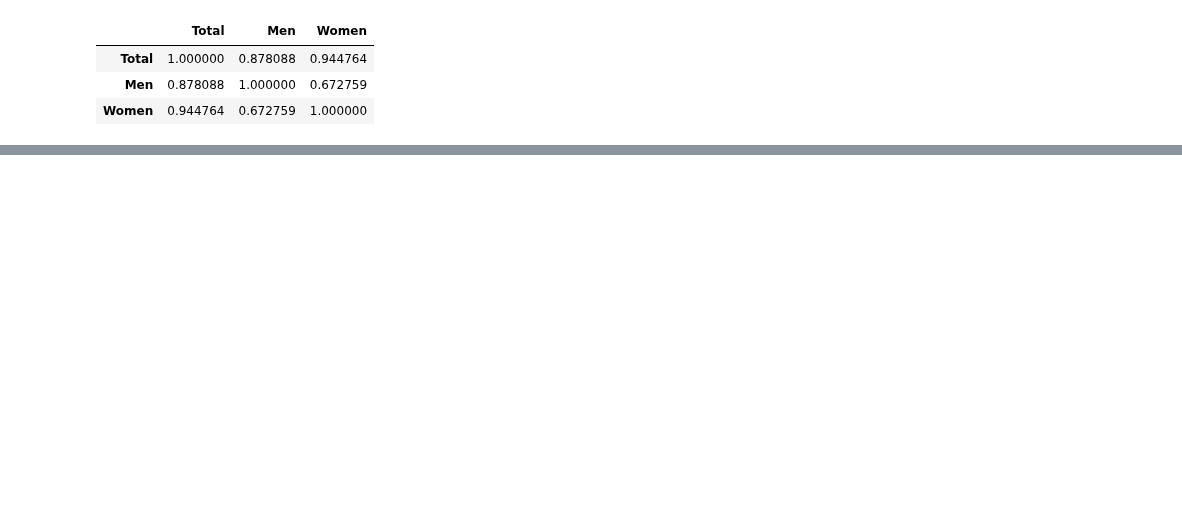
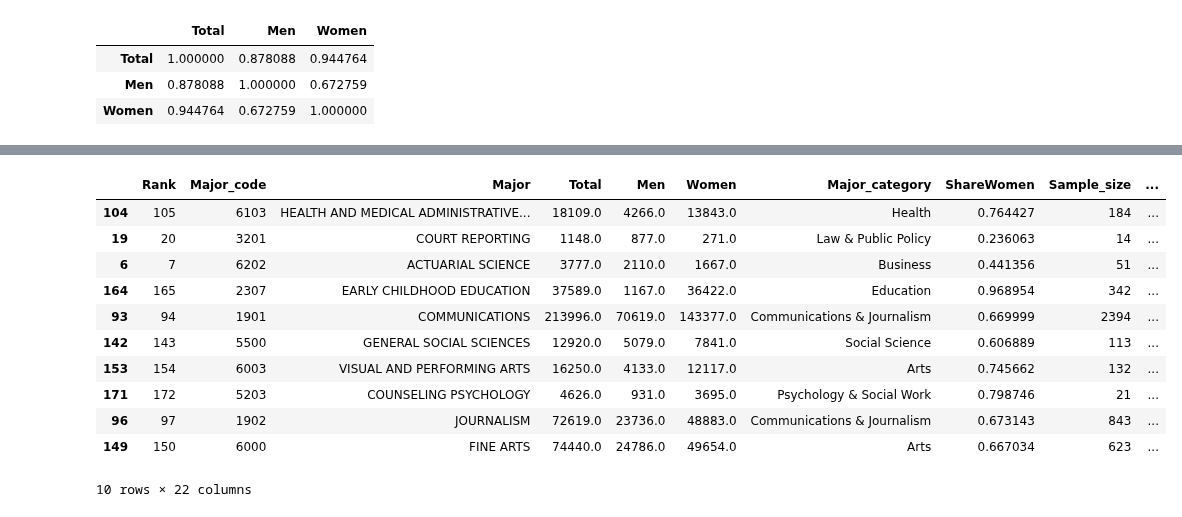
Before and after one commit to O4b1t/data-science-2024F, a Jupyter notebook: unit2/Unit2Project.ipynb, the cells around one changed output, grey strips where cells are left out. Cells and saved outputs as stored; diff of their text form; code cells hidden in the pictures; blank space fills up the shorter version.

```diff
--- a/unit2/Unit2Project.ipynb
+++ b/unit2/Unit2Project.ipynb
@@ -293,0 +363,16 @@ corr_student
+# %%
+sampled_data = reviews_copy.sample(n = 10)
+sampled_data
+# %% [output]
+|  | Rank | Major_code | Major | Total | Men | Women | Major_category | ShareWomen | Sample_size | ... |
+| 104 | 105 | 6103 | HEALTH AND MEDICAL ADMINISTRATIVE... | 18109.0 | 4266.0 | 13843.0 | Health | 0.764427 | 184 | ... |
+| 19 | 20 | 3201 | COURT REPORTING | 1148.0 | 877.0 | 271.0 | Law & Public Policy | 0.236063 | 14 | ... |
+| 6 | 7 | 6202 | ACTUARIAL SCIENCE | 3777.0 | 2110.0 | 1667.0 | Business | 0.441356 | 51 | ... |
+| 164 | 165 | 2307 | EARLY CHILDHOOD EDUCATION | 37589.0 | 1167.0 | 36422.0 | Education | 0.968954 | 342 | ... |
+| 93 | 94 | 1901 | COMMUNICATIONS | 213996.0 | 70619.0 | 143377.0 | Communications & Journalism | 0.669999 | 2394 | ... |
+| 142 | 143 | 5500 | GENERAL SOCIAL SCIENCES | 12920.0 | 5079.0 | 7841.0 | Social Science | 0.606889 | 113 | ... |
+| 153 | 154 | 6003 | VISUAL AND PERFORMING ARTS | 16250.0 | 4133.0 | 12117.0 | Arts | 0.745662 | 132 | ... |
+| 171 | 172 | 5203 | COUNSELING PSYCHOLOGY | 4626.0 | 931.0 | 3695.0 | Psychology & Social Work | 0.798746 | 21 | ... |
+| 96 | 97 | 1902 | JOURNALISM | 72619.0 | 23736.0 | 48883.0 | Communications & Journalism | 0.673143 | 843 | ... |
+| 149 | 150 | 6000 | FINE ARTS | 74440.0 | 24786.0 | 49654.0 | Arts | 0.667034 | 623 | ... |
+10 rows × 22 columns
```
Also changed, not shown: parts of 22 cells of this notebook.
